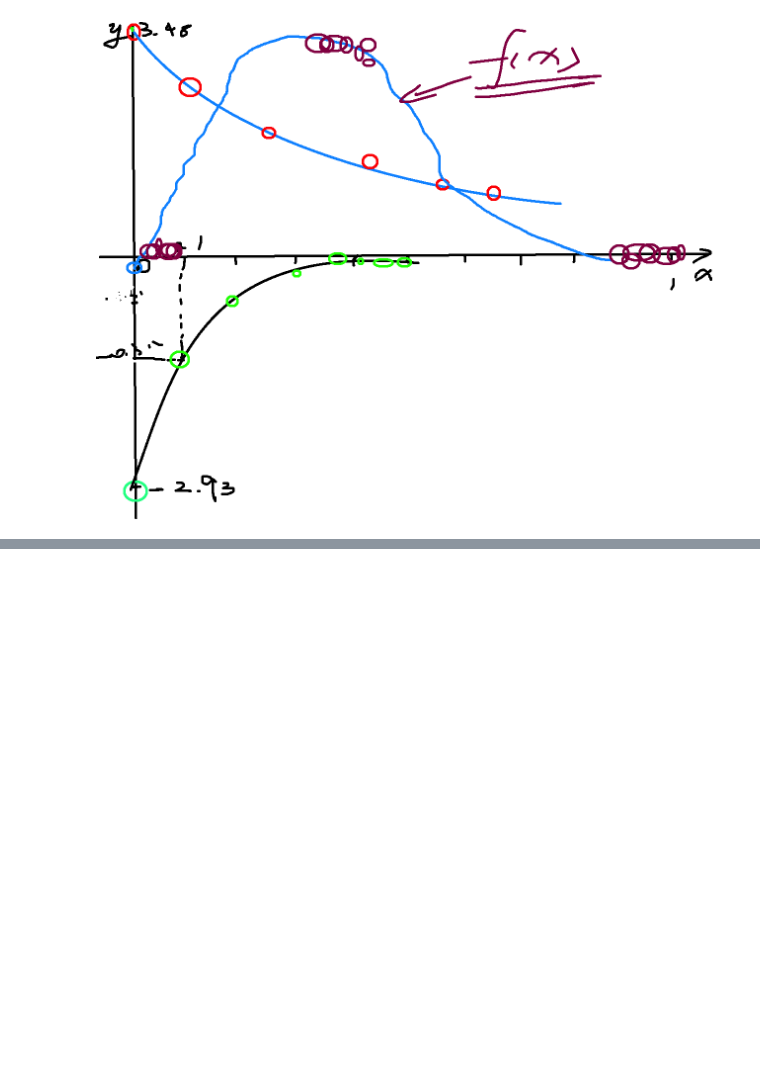
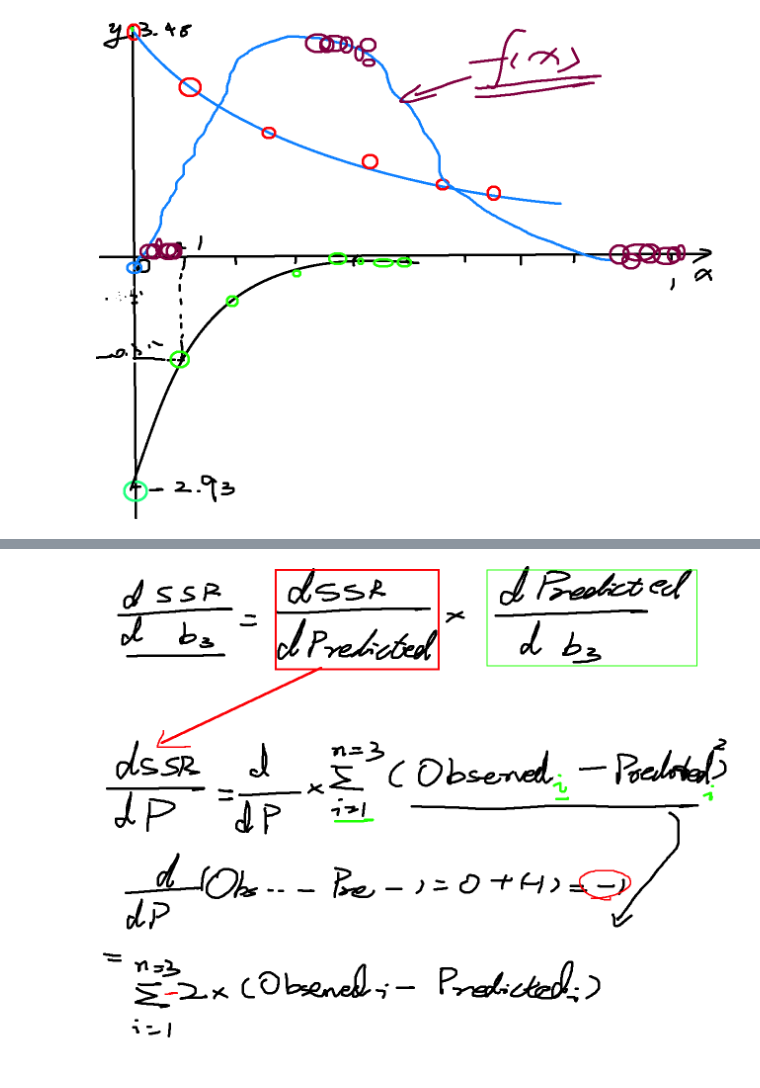
Before and after one commit to williamjiamin/Pure_Python_for_DS_ML, a Jupyter notebook: 16.人工神经网络与反向传播（Artificial_Neural_Network_Back-Propagation）/1.人工神经网络与反向传播（Artificial_Neural_Network_Back-Propagation）.ipynb, the cells around one changed output, grey strips where cells are left out. Cells and saved outputs as stored; diff of their text form; code cells hidden in the pictures; blank space fills up the shorter version.

```diff
--- a/16.人工神经网络与反向传播（Artificial_Neural_Network_Back-Propagation）/1.人工神经网络与反向传播（Artificial_Neural_Network_Back-Propagation）.ipynb
+++ b/16.人工神经网络与反向传播（Artificial_Neural_Network_Back-Propagation）/1.人工神经网络与反向传播（Artificial_Neural_Network_Back-Propagation）.ipynb
@@ -75,0 +81,5 @@ Image(filename='1.4人工神经网络.png')
+# %%
+from IPython.display import Image
+Image(filename='1.6人工神经网络.png')
+# %% [output]
+[figure, added]
```
Also changed, not shown: parts of 1 cell of this notebook, 2 other files.
